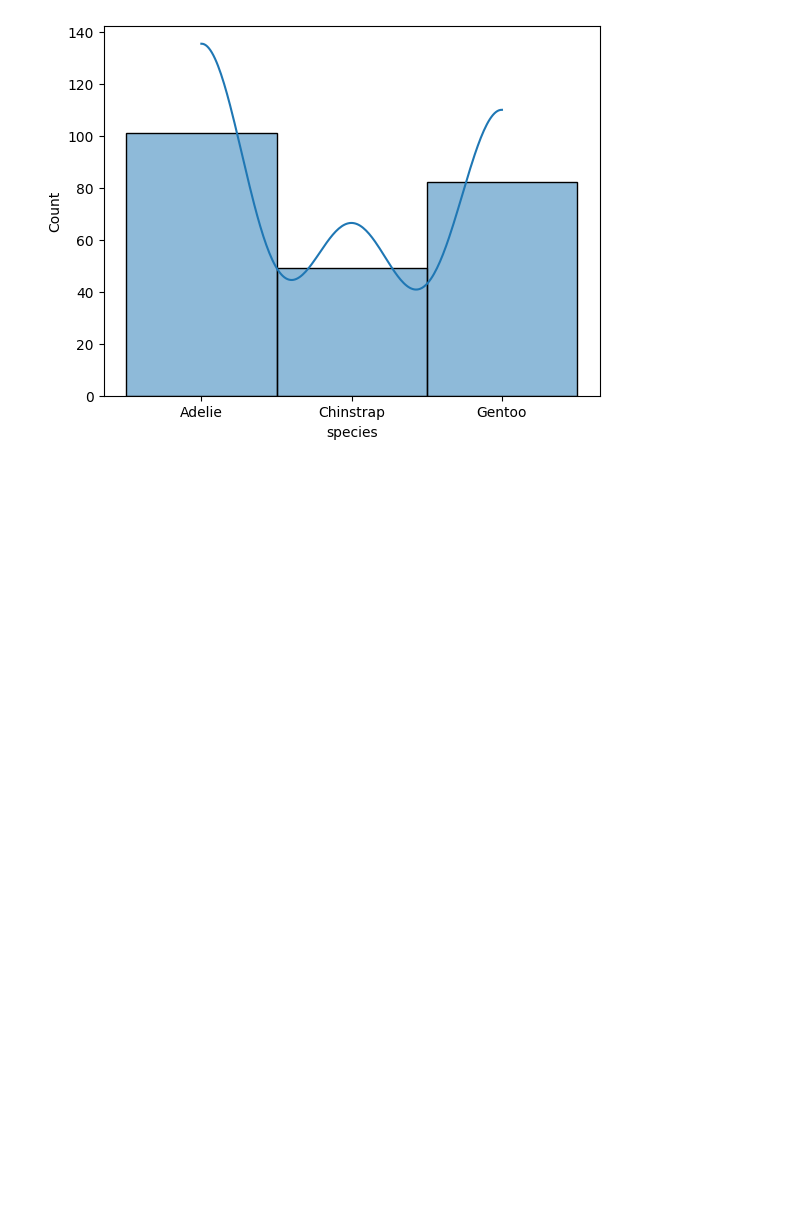
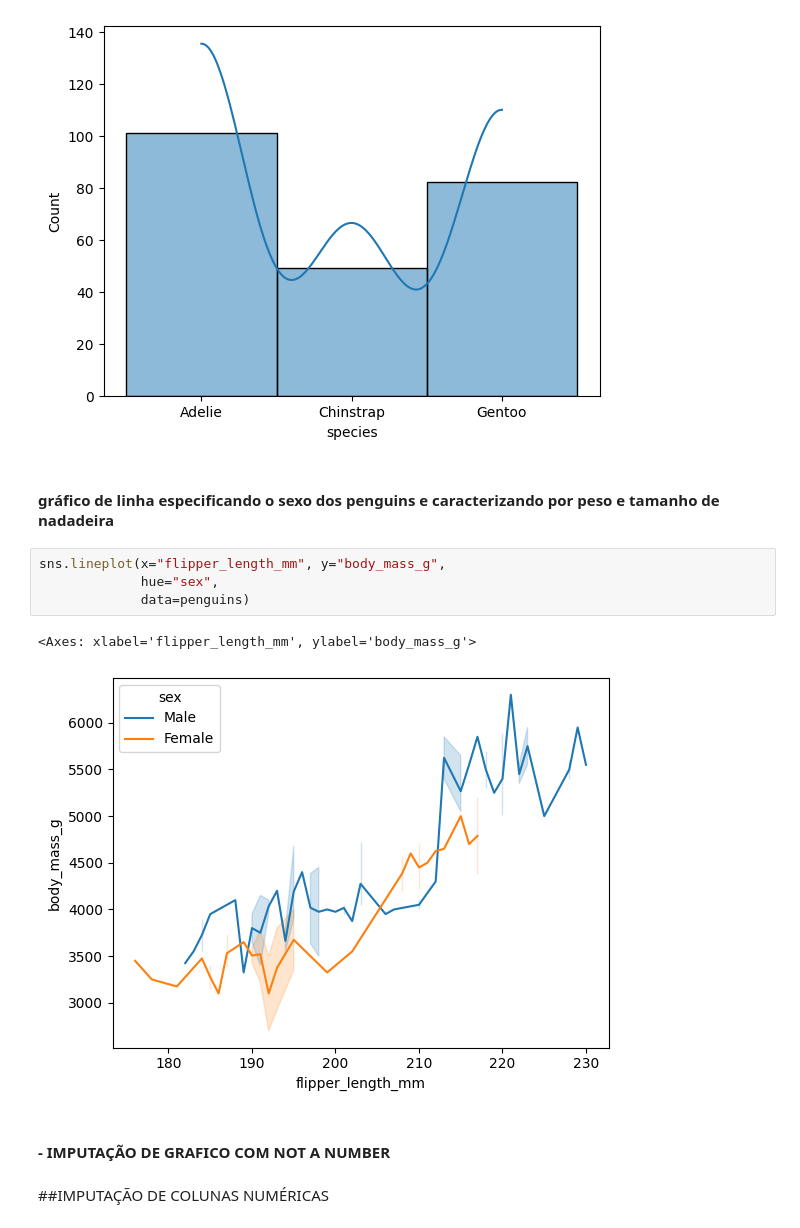
Before and after one commit to assumpscarol/penguins, a Jupyter notebook: Imputacao.ipynb, the cells around one changed output. Saved outputs shown, nothing was run; the diff lists cells and outputs as text; blank space fills up the shorter version.

Commit message:
adicionando graficos e imputação de dados

```diff
--- a/Imputacao.ipynb
+++ b/Imputacao.ipynb
@@ -81,3 +81,16 @@ sns.histplot(penguins['species'], kde=True)
 # %% [output]
 <Axes: xlabel='species', ylabel='Count'>
 [figure]
+# %% [markdown]
+#### gráfico de linha especificando o sexo dos penguins e caracterizando por peso e tamanho de nadadeira
+# %%
+sns.lineplot(x="flipper_length_mm", y="body_mass_g",
+             hue="sex",
+             data=penguins)
+# %% [output]
+<Axes: xlabel='flipper_length_mm', ylabel='body_mass_g'>
+[figure, added]
+# %% [markdown]
+#### - IMPUTAÇÃO DE GRAFICO COM NOT A NUMBER
+# %% [markdown]
+##IMPUTAÇÃO DE COLUNAS NUMÉRICAS
```
Also changed, not shown: parts of 4 cells of this notebook.
